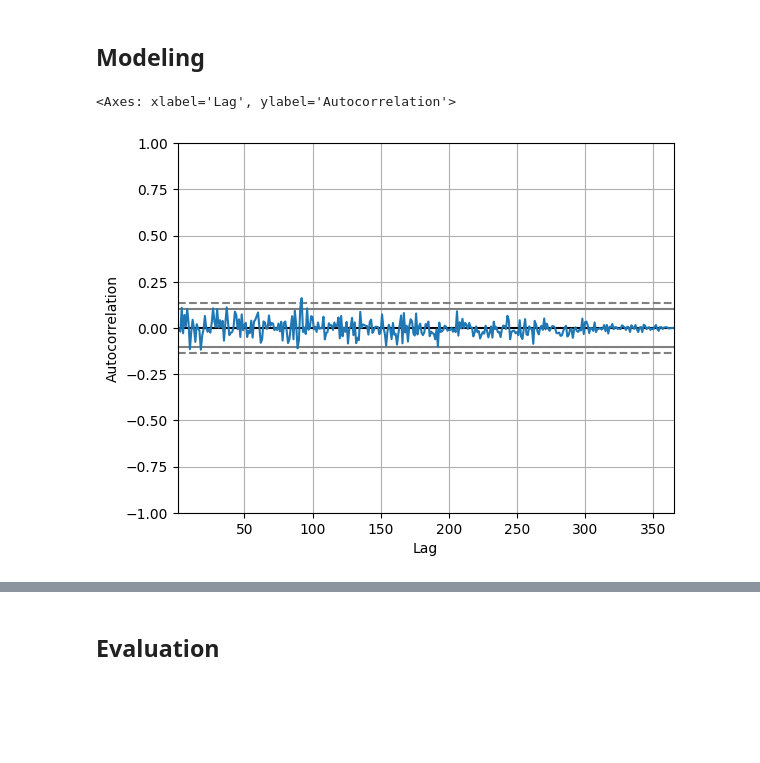
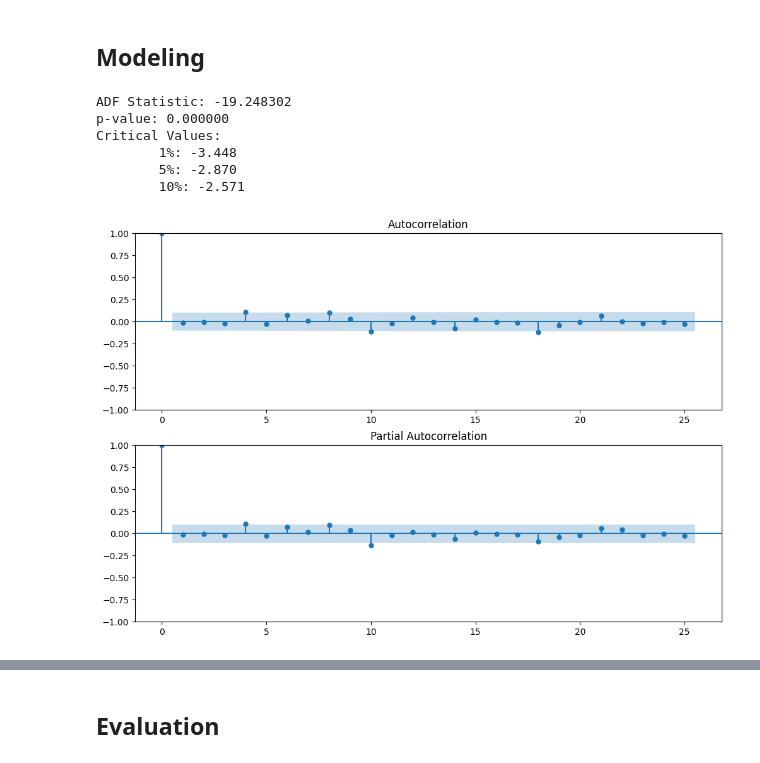
Before and after one commit to AcilRestu12/kalbe-sales-insight, a Jupyter notebook: Sales Patterns Prediction.ipynb, the cells around one changed output, grey strips where cells are left out. Drawn from its saved outputs; the diff is of its cells as text; code cells hidden in the pictures; blank space fills up the shorter version.

```diff
--- a/Sales Patterns Prediction.ipynb
+++ b/Sales Patterns Prediction.ipynb
@@ -223,8 +225,26 @@ test_data = df[train_size:]
 # test_data_normalized = pd.DataFrame(test_data_normalized, columns=test_data.columns, index=test_data.index)
 # %% [markdown]
 ## Modeling
-# %%
-pd.plotting.autocorrelation_plot(df['Qty'])
-# %% [output]
-<Axes: xlabel='Lag', ylabel='Autocorrelation'>
-[figure, removed]
+# %%
+# Test Augmented Dickey-Fuller untuk menguji data stasioner atau tidak
+result = adfuller(df['Qty'])
+print('ADF Statistic: %f' % result[0])
+print('p-value: %f' % result[1])        # p-value < 0.05 -> hipotesis nol diterima & deret ini dianggap stasioner => d = 0
+print('Critical Values:')
+for key, value in result[4].items():
+    print('\t%s: %.3f' % (key, value))
+# %% [output]
+ADF Statistic: -19.248302
+p-value: 0.000000
+Critical Values:
+        1%: -3.448
+        5%: -2.870
+        10%: -2.571
+# %%
+# Plot ACF dan PACF
+fig, (ax1, ax2) = plt.subplots(2, 1, figsize=(12, 8))
+plot_acf(df['Qty'], lags=25, ax=ax1)
+plot_pacf(df['Qty'], lags=25, ax=ax2)
+plt.show()
+# %% [output]
+[figure, added]
```
Also changed, not shown: parts of 15 cells of this notebook.
